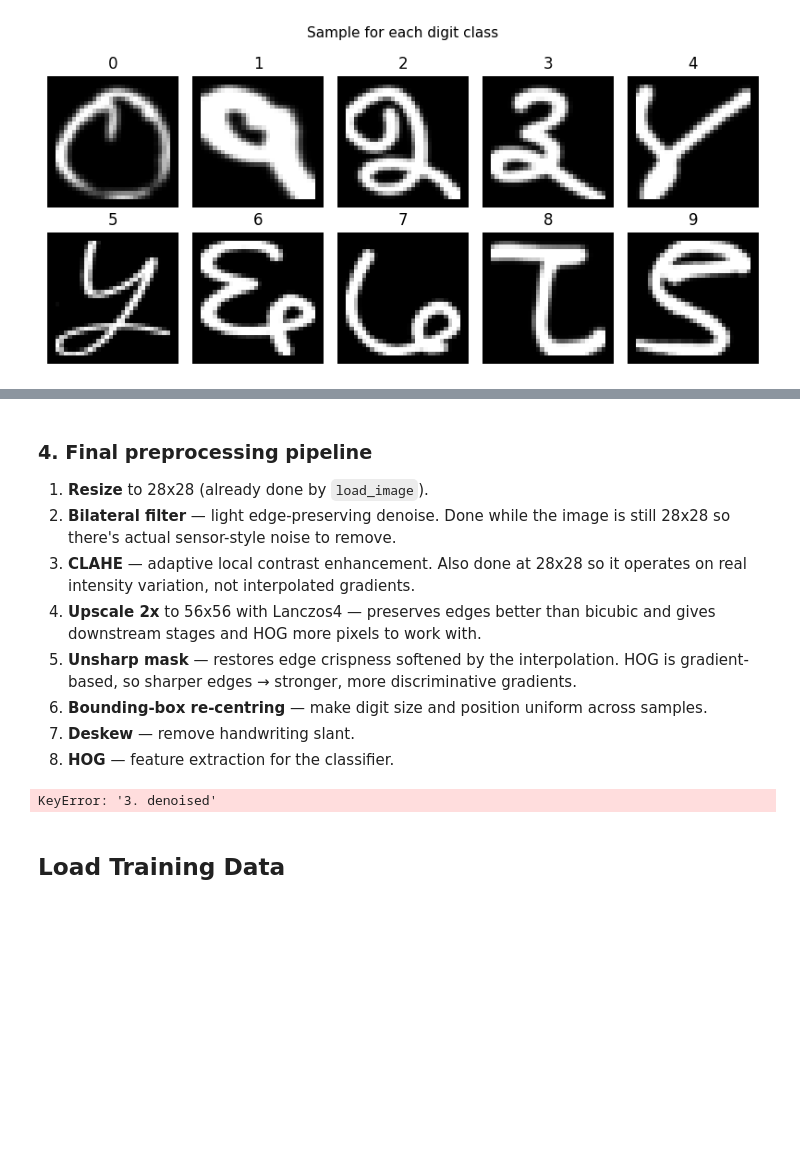
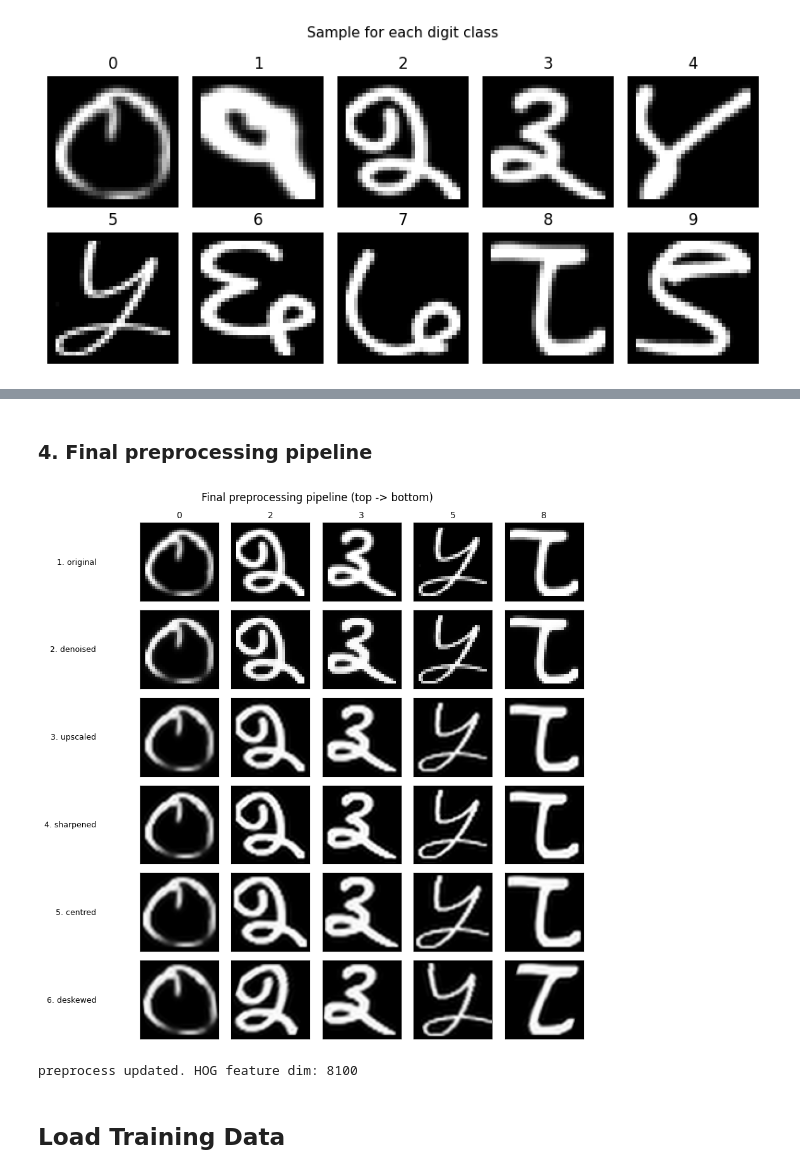
Before and after one commit to Rarees404/Image_Video_repo, a Jupyter notebook: recognize.ipynb, the cells around one changed output, grey strips where cells are left out. Drawn from its saved outputs; the diff is of its cells as text; code cells hidden in the pictures; blank space fills up the shorter version.

```diff
--- a/recognize.ipynb
+++ b/recognize.ipynb
@@ -202,19 +164,10 @@ show_techniques({
 # %% [markdown]
 ### 4. Final preprocessing pipeline
-
-1. **Resize** to 28x28 (already done by `load_image`).
-2. **Bilateral filter** — light edge-preserving denoise. Done while the image is still 28x28 so there's actual sensor-style noise to remove.
-3. **CLAHE** — adaptive local contrast enhancement. Also done at 28x28 so it operates on real intensity variation, not interpolated gradients.
-4. **Upscale 2x** to 56x56 with Lanczos4 — preserves edges better than bicubic and gives downstream stages and HOG more pixels to work with.
-5. **Unsharp mask** — restores edge crispness softened by the interpolation. HOG is gradient-based, so sharper edges → stronger, more discriminative gradients.
-6. **Bounding-box re-centring** — make digit size and position uniform across samples.
-7. **Deskew** — remove handwriting slant.
-8. **HOG** — feature extraction for the classifier.
 # %%
 def preprocess_pipeline_stages(img):
     s = {}
-    s['1. resized']   = img
-    s['2. denoised']  = cv2.bilateralFilter(s['1. resized'], 5, 40, 40)
+    s['1. original']   = img
+    s['2. denoised']  = cv2.bilateralFilter(s['1. original'], 5, 40, 40)
     s['3. upscaled']  = upscale(s['2. denoised'])
     s['4. sharpened'] = sharpen(s['3. upscaled'])
     s['5. centred']   = center_digit(s['4. sharpened'])
@@ -225,34 +178,35 @@ sample_stages = [preprocess_pipeline_stages(img) for img in SHOW_SAMPLES]
 stage_names   = list(sample_stages[0].keys())
 
 fig, axes = plt.subplots(len(stage_names), len(SHOW_SAMPLES),
                          figsize=(len(SHOW_SAMPLES) * 1.4 + 2.0, len(stage_names) * 1.5))
 fig.suptitle('Final preprocessing pipeline (top -> bottom)', fontsize=12)
 for i, name in enumerate(stage_names):
     for j, stages in enumerate(sample_stages):
         axes[i, j].imshow(stages[name], cmap='gray')
         axes[i, j].set_xticks([]); axes[i, j].set_yticks([])
         if i == 0: axes[i, j].set_title(SHOW_LABELS[j], fontsize=10)
     axes[i, 0].set_ylabel(name, fontsize=9, rotation=0,
                           ha='right', va='center', labelpad=50)
 plt.tight_layout(); plt.show()
 
 
 def preprocess_image(img):
     img = cv2.bilateralFilter(img, 5, 40, 40)
     img = upscale(img)
     img = sharpen(img)
     img = center_digit(img)
     img = deskew(img)
     return _HOG.compute(img).flatten()
 
 
 def preprocess(path):
     return preprocess_image(load_image(path))
 
 
 print(f'preprocess updated. HOG feature dim: {preprocess_image(SHOW_SAMPLES[0]).shape[0]}')
 # %% [output]
+[figure, added]
-KeyError: '3. denoised'
+preprocess updated. HOG feature dim: 8100
 # %% [markdown]
 ## Load Training Data
 # %%
```
Also changed, not shown: parts of 10 cells of this notebook.
